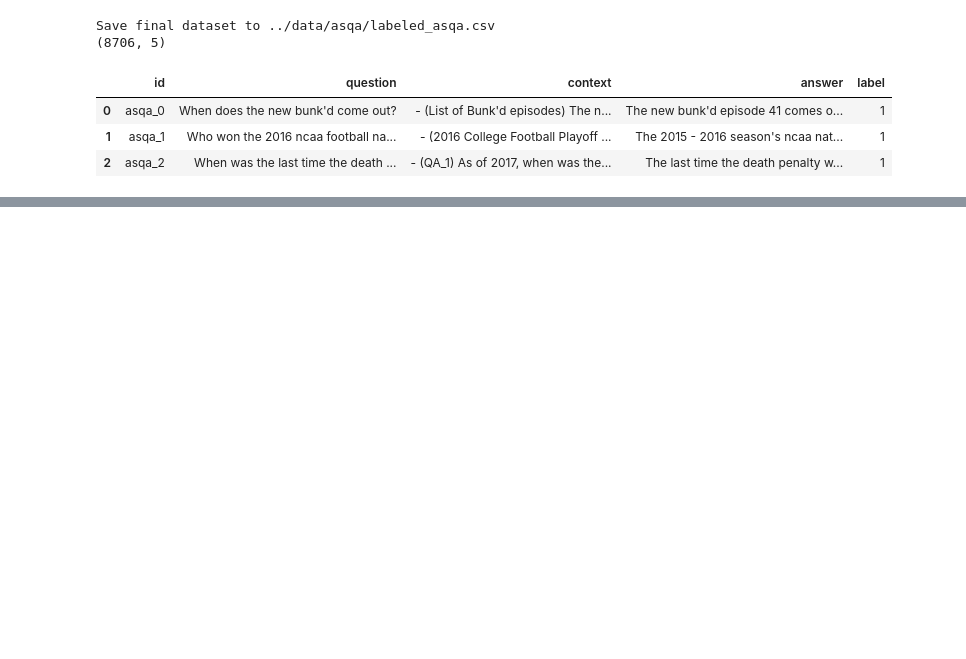
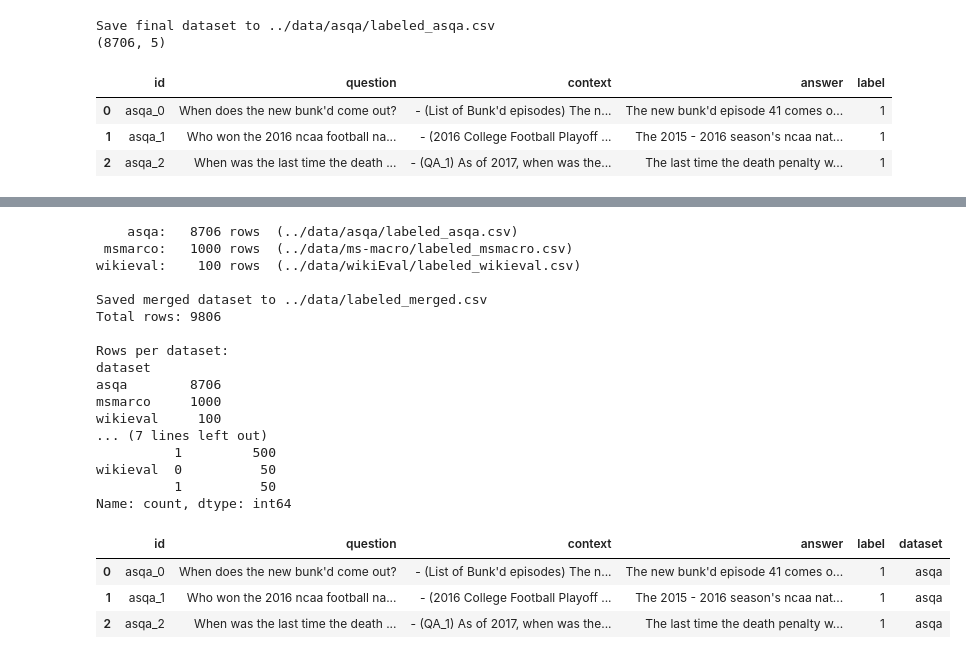
Before and after one commit to Htaaxx/ragas-evaluation, a Jupyter notebook: notebooks/synthetic-asqa.ipynb, the cells around one changed output, grey strips where cells are left out. Saved outputs shown, nothing was run; the diff lists cells and outputs as text; code cells hidden in the pictures; blank space fills up the shorter version.

Commit message:
update: enhance synthetic data generation for ASQA with improved markdown documentation and code structure

```diff
--- a/notebooks/synthetic-asqa.ipynb
+++ b/notebooks/synthetic-asqa.ipynb
@@ -441,0 +448,47 @@ Save final dataset to ../data/asqa/labeled_asqa.csv
+# %%
+DATASET_SOURCES = {
+    "asqa": "../data/asqa/labeled_asqa.csv",
+    "msmarco": "../data/ms-macro/labeled_msmacro.csv",
+    "wikieval": "../data/wikiEval/labeled_wikieval.csv",
+}
+MERGED_PATH = "../data/labeled_merged.csv"
+
+merged_parts = []
+for dataset_name, path in DATASET_SOURCES.items():
+    df = pd.read_csv(path)
+    df["dataset"] = dataset_name
+    print(f"{dataset_name:>8}: {df.shape[0]:>6} rows  ({path})")
+    merged_parts.append(df)
+
+merged = pd.concat(merged_parts, ignore_index=True)
+merged.to_csv(MERGED_PATH, index=False, encoding="utf-8-sig")
+
+print(f"\nSaved merged dataset to {MERGED_PATH}")
+print(f"Total rows: {merged.shape[0]}")
+print("\nRows per dataset:")
+print(merged["dataset"].value_counts())
+print("\nLabel distribution per dataset:")
+print(merged.groupby("dataset")["label"].value_counts())
+display(merged.head(3))
+# %% [output]
+    asqa:   8706 rows  (../data/asqa/labeled_asqa.csv)
+ msmarco:   1000 rows  (../data/ms-macro/labeled_msmacro.csv)
+wikieval:    100 rows  (../data/wikiEval/labeled_wikieval.csv)
+
+Saved merged dataset to ../data/labeled_merged.csv
+Total rows: 9806
+
+Rows per dataset:
+dataset
+asqa        8706
+msmarco     1000
+wikieval     100
+... (7 lines left out)
+          1         500
+wikieval  0          50
+          1          50
+Name: count, dtype: int64
+|  | id | question | context | answer | label | dataset |
+| 0 | asqa_0 | When does the new bunk'd come out? | - (List of Bunk'd episodes) The n... | The new bunk'd episode 41 comes o... | 1 | asqa |
+| 1 | asqa_1 | Who won the 2016 ncaa football na... | - (2016 College Football Playoff ... | The 2015 - 2016 season's ncaa nat... | 1 | asqa |
+| 2 | asqa_2 | When was the last time the death ... | - (QA_1) As of 2017, when was the... | The last time the death penalty w... | 1 | asqa |
```
Also changed, not shown: parts of 3 cells of this notebook, 1 other file.
